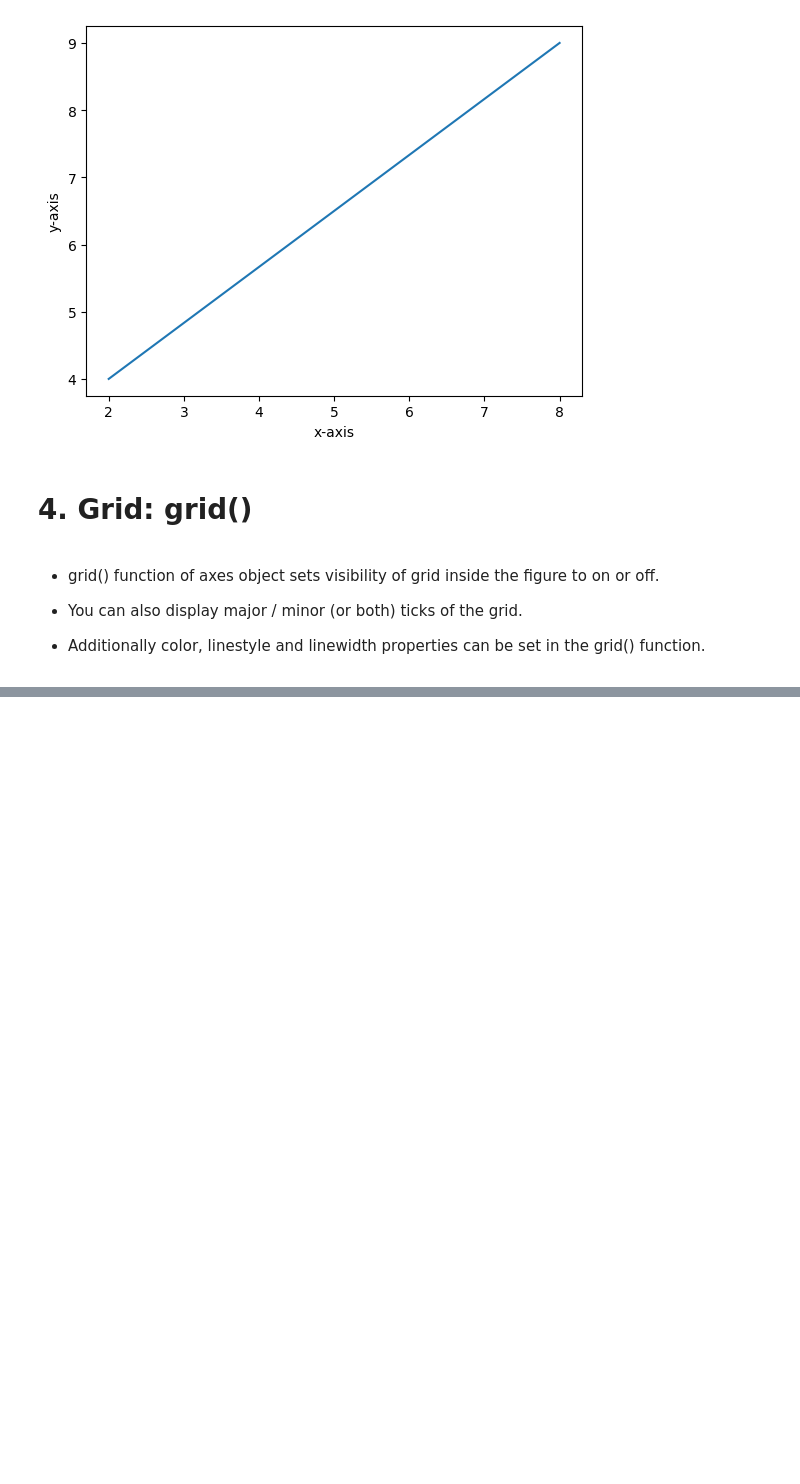
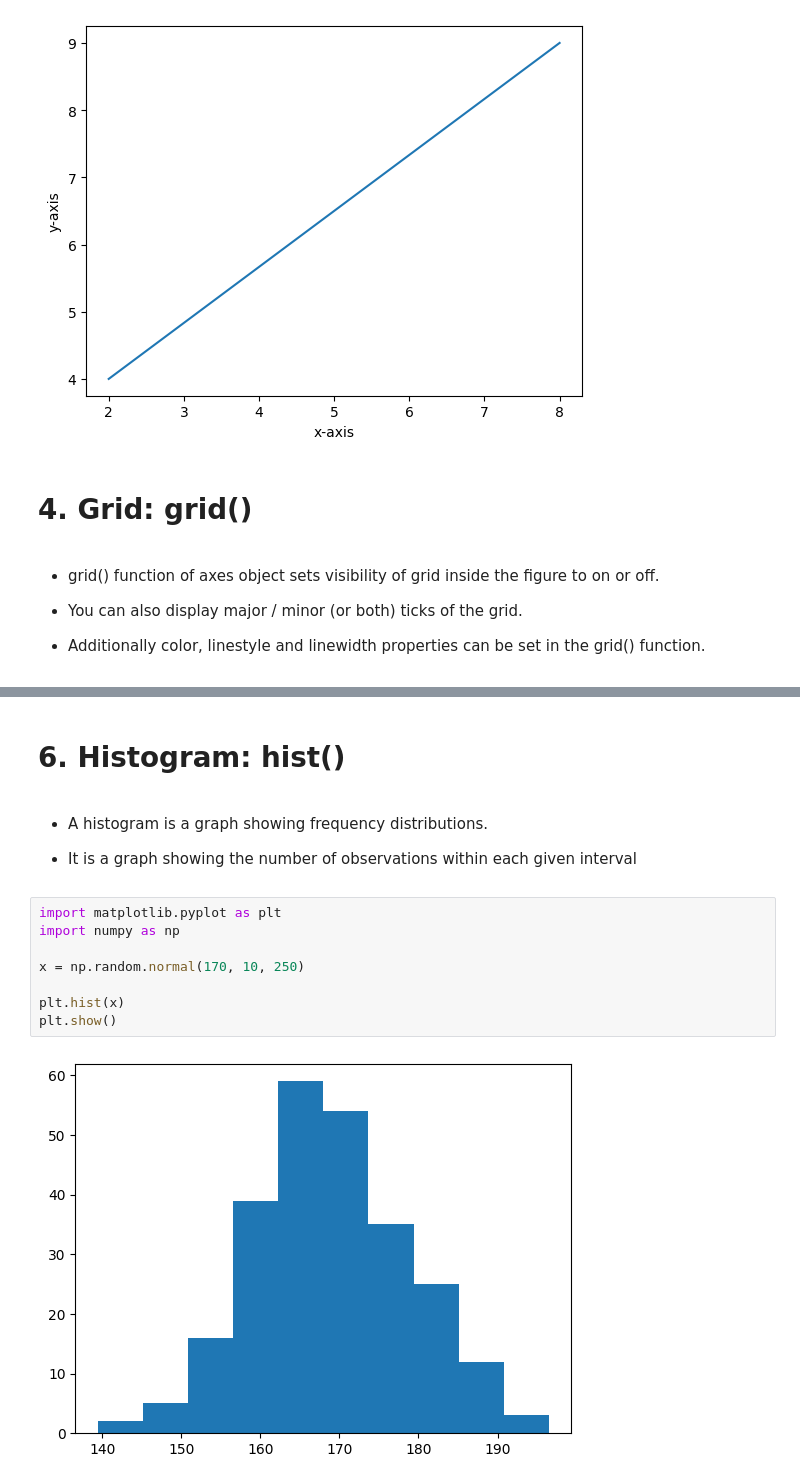
Before and after one commit to dishathanki/IML_LABS, a Jupyter notebook: matplotlib-fun.ipynb, the cells around one changed output, grey strips where cells are left out. Cells and saved outputs as stored; diff of their text form; blank space fills up the shorter version.

```diff
--- a/matplotlib-fun.ipynb
+++ b/matplotlib-fun.ipynb
@@ -90,0 +122,16 @@ plt.show()
+# %% [markdown]
+# 6. Histogram: hist()
+# %% [markdown]
+* A histogram is a graph showing frequency distributions.
+
+* It is a graph showing the number of observations within each given interval
+# %%
+import matplotlib.pyplot as plt
+import numpy as np
+
+x = np.random.normal(170, 10, 250)
+
+plt.hist(x)
+plt.show()
+# %% [output]
+[figure, added]
```
Also changed, not shown: parts of 16 cells of this notebook.
